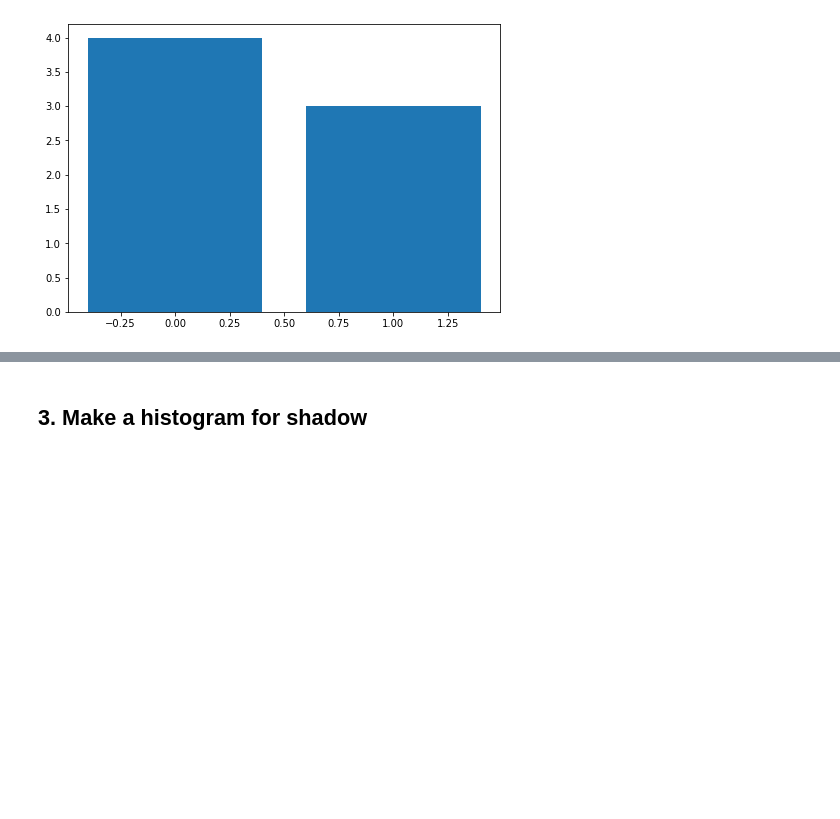
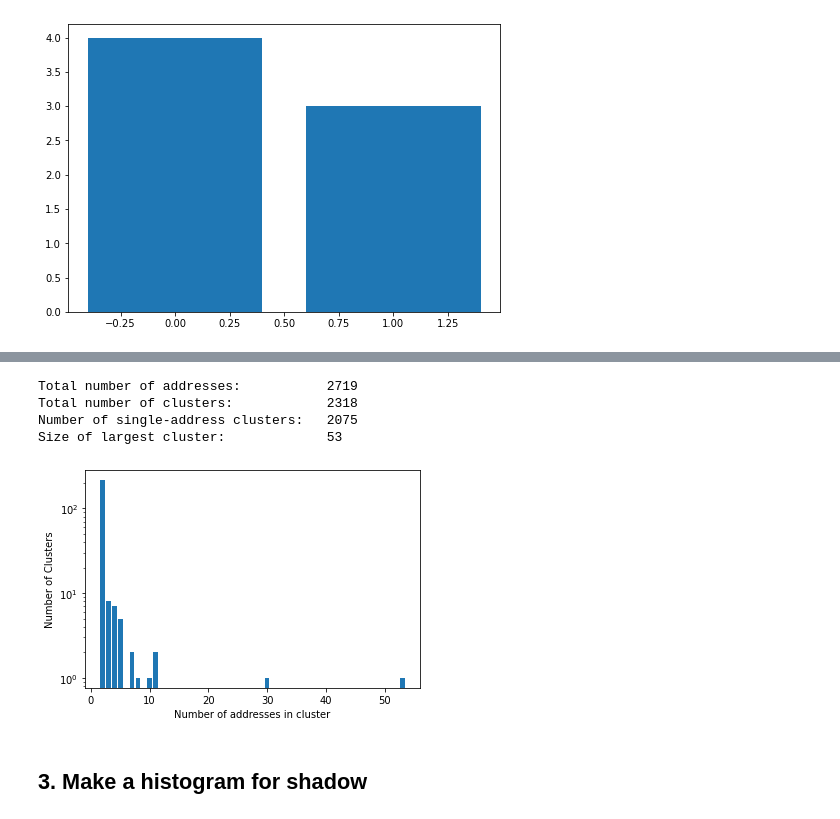
Before and after one commit to tjm165/de-anonymization-of-bitcoin, a Jupyter notebook: Example.ipynb, the cells around one changed output, grey strips where cells are left out. Drawn from its saved outputs; the diff is of its cells as text; code cells hidden in the pictures; blank space fills up the shorter version.

Commit message:
add cluster merging and plotting example

```diff
--- a/Example.ipynb
+++ b/Example.ipynb
@@ -36,3 +41,47 @@ visualize_clusters(my_clusters)
+# %%
+# Load pickled data
+data = load_data('dataset3_2016_1_1500000.pkl')
+# %%
+# Obtain list of clusters from data
+clusters = cluster.cluster(data[:1000], multi_input)
+# %%
+# Save/Load cluster data for convenience
+file_name = 'dataset3_muti_input.pkl'
+
+if not clusters:
+    with open(file_name, 'rb') as f:
+        clusters = pickle.load(f)
+else:
+    with open(file_name, 'wb') as f:
+        pickle.dump(clusters, f)
+# %%
+# Count the number
+cluster_sizes = defaultdict(int)
+total_addr = 0
+for cluster in clusters:
+    cluster_size = len(cluster)
+    total_addr += cluster_size
+    cluster_sizes[cluster_size] += 1
+# %%
+print('Total number of addresses:          ', total_addr)
+print('Total number of clusters:           ', len(clusters))
+print('Number of single-address clusters:  ', cluster_sizes[1])
+print('Size of largest cluster:            ', max(cluster_sizes.keys()))
+# %% [output]
+Total number of addresses:           2719
+Total number of clusters:            2318
+Number of single-address clusters:   2075
+Size of largest cluster:             53
+# %%
+# Get cluster size counts excluding single-address clusters
+x, y = zip(*[(size, count) for size, count in cluster_sizes.items() if size > 1])
+
+plt.bar(x, y)
+plt.ylabel('Number of Clusters')
+plt.xlabel('Number of addresses in cluster')
+plt.yscale('log')
+# %% [output]
+[figure, added]
 # %% [markdown]
 ## 3. Make a histogram for shadow
 # %%
```
Also changed, not shown: parts of 3 cells of this notebook, 2 other files.
